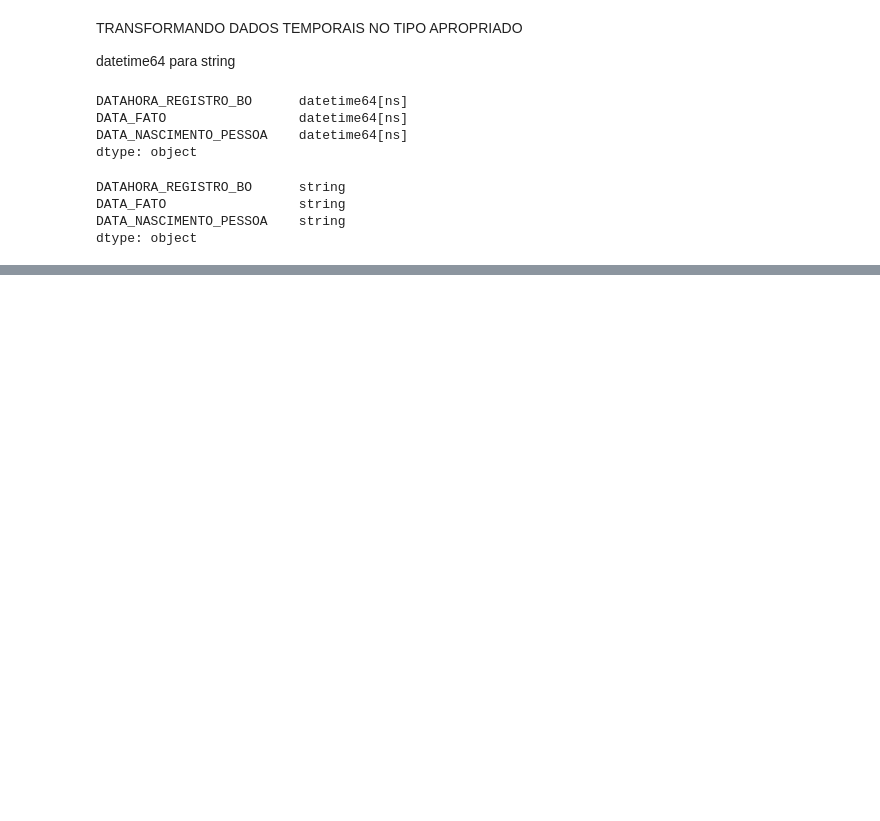
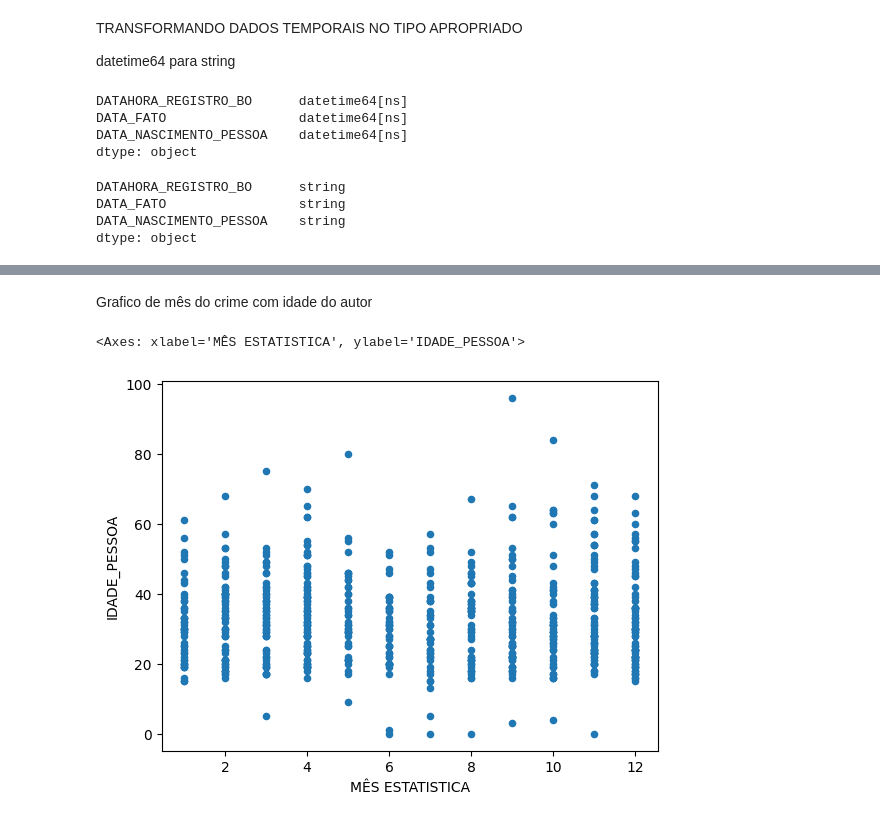
Before and after one commit to JoaoAlmir/ML2023-JoaoAlmirDaCostaJunior, a Jupyter notebook: Atv Análise de dados dos crimes/atv.ipynb, the cells around one changed output, grey strips where cells are left out. Cells and saved outputs as stored; diff of their text form; code cells hidden in the pictures; blank space fills up the shorter version.

```diff
--- a/Atv Análise de dados dos crimes/atv.ipynb
+++ b/Atv Análise de dados dos crimes/atv.ipynb
@@ -125,0 +131,7 @@ df
+# %% [markdown]
+Grafico de mês do crime com idade do autor
+# %%
+df.plot.scatter('MÊS ESTATISTICA','IDADE_PESSOA')
+# %% [output]
+<Axes: xlabel='MÊS ESTATISTICA', ylabel='IDADE_PESSOA'>
+[figure, added]
```
Also changed, not shown: parts of 6 cells of this notebook.
